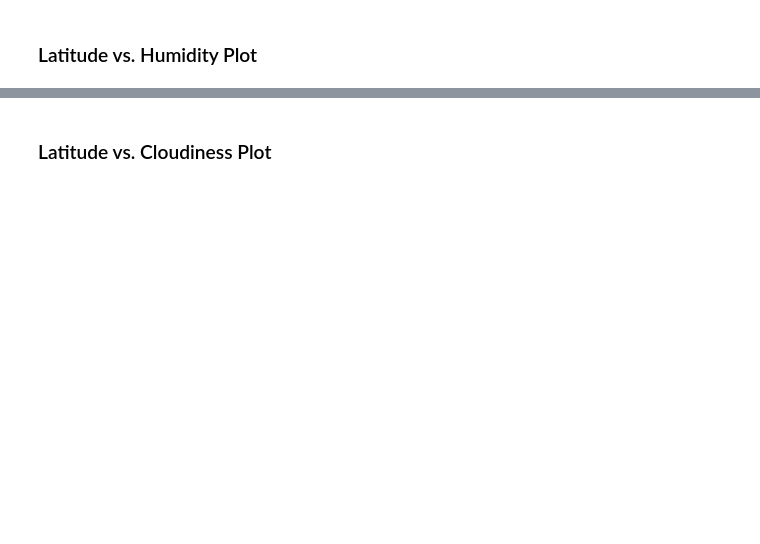
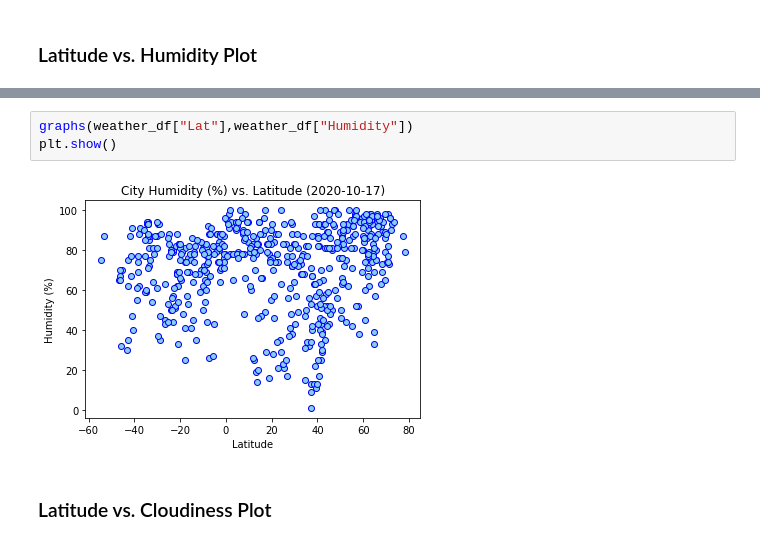
Before and after one commit to emcfarland/python-api-challenge, a Jupyter notebook: Scripts/WeatherPy.ipynb, the cells around one changed output, grey strips where cells are left out. Drawn from its saved outputs; the diff is of its cells as text; blank space fills up the shorter version.

```diff
--- a/Scripts/WeatherPy.ipynb
+++ b/Scripts/WeatherPy.ipynb
@@ -158,2 +178,7 @@ df
+# %%
+graphs(weather_df["Lat"],weather_df["Humidity"])
+plt.show()
+# %% [output]
+[figure, added]
 # %% [markdown]
 ### Latitude vs. Cloudiness Plot
```
Also changed, not shown: parts of 28 cells of this notebook, 1 other file.
